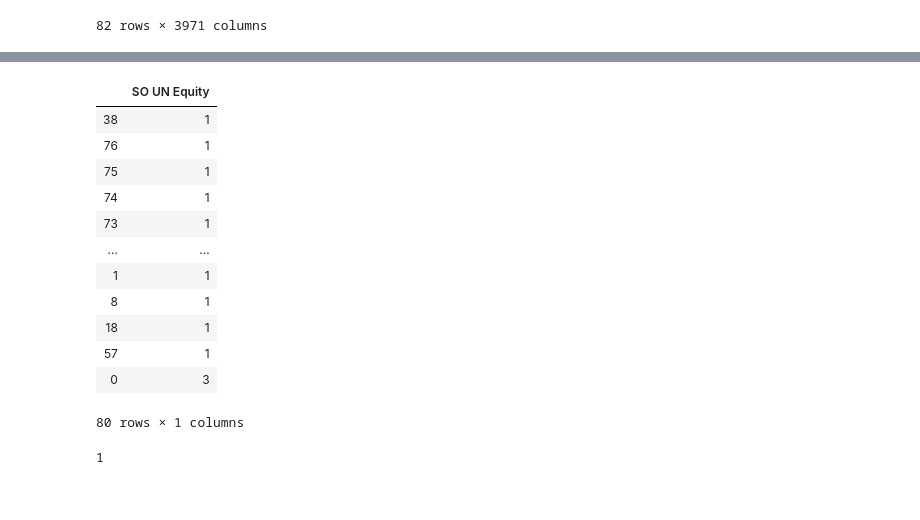
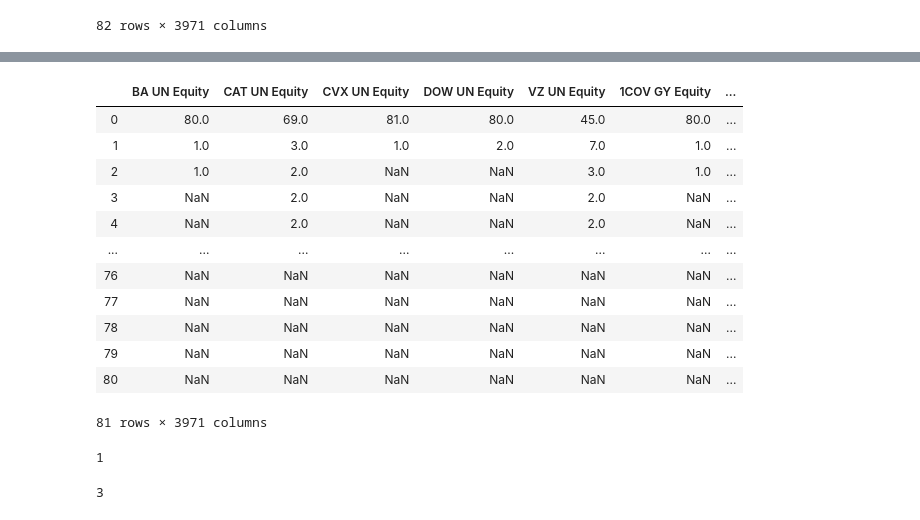
Before and after one commit to dostakin/bloomberg_altman_z_analysis, a Jupyter notebook: great_filter_duygu.ipynb, the cells around one changed output, grey strips where cells are left out. Drawn from its saved outputs; the diff is of its cells as text; code cells hidden in the pictures.

```diff
--- a/great_filter_duygu.ipynb
+++ b/great_filter_duygu.ipynb
@@ -102,20 +88,23 @@ longest_under
 # %%
 #prototype for seeing the length of the consecutive quarters below 1.8
-data_first_time = data_test_applied["SO UN Equity"].value_counts().sort_values().to_frame()
+
+#data_first_time = data_test_applied["SO UN Equity"].value_counts().sort_values().to_frame()
+
+data_first_time = data_test_applied.apply(lambda x: x.value_counts().sort_values())
 display(data_first_time)
 # %% [output]
-|  | SO UN Equity |
-| 38 | 1 |
-| 76 | 1 |
-| 75 | 1 |
-| 74 | 1 |
-| 73 | 1 |
-| ... | ... |
-| 1 | 1 |
-| 8 | 1 |
-| 18 | 1 |
-| 57 | 1 |
-| 0 | 3 |
+|  | BA UN Equity | CAT UN Equity | CVX UN Equity | DOW UN Equity | VZ UN Equity | 1COV GY Equity | ... |
+| 0 | 80.0 | 69.0 | 81.0 | 80.0 | 45.0 | 80.0 | ... |
+| 1 | 1.0 | 3.0 | 1.0 | 2.0 | 7.0 | 1.0 | ... |
+| 2 | 1.0 | 2.0 | NaN | NaN | 3.0 | 1.0 | ... |
+| 3 | NaN | 2.0 | NaN | NaN | 2.0 | NaN | ... |
+| 4 | NaN | 2.0 | NaN | NaN | 2.0 | NaN | ... |
+| ... | ... | ... | ... | ... | ... | ... | ... |
+| 76 | NaN | NaN | NaN | NaN | NaN | NaN | ... |
+| 77 | NaN | NaN | NaN | NaN | NaN | NaN | ... |
+| 78 | NaN | NaN | NaN | NaN | NaN | NaN | ... |
+| 79 | NaN | NaN | NaN | NaN | NaN | NaN | ... |
+| 80 | NaN | NaN | NaN | NaN | NaN | NaN | ... |
-80 rows × 1 columns
+81 rows × 3971 columns
 # %%
 #prototype: number of times the company first fell below 1.8
@@ -123,3 +112,7 @@ data_falls = len(data_test_applied[data_test_applied["SO UN Equity"] == 1])
 data_falls
 # %% [output]
 1
+# %%
+data_test_applied["BA UN Equity"].sum()
+# %% [output]
+3
```
Also changed, not shown: parts of 3 cells of this notebook.
